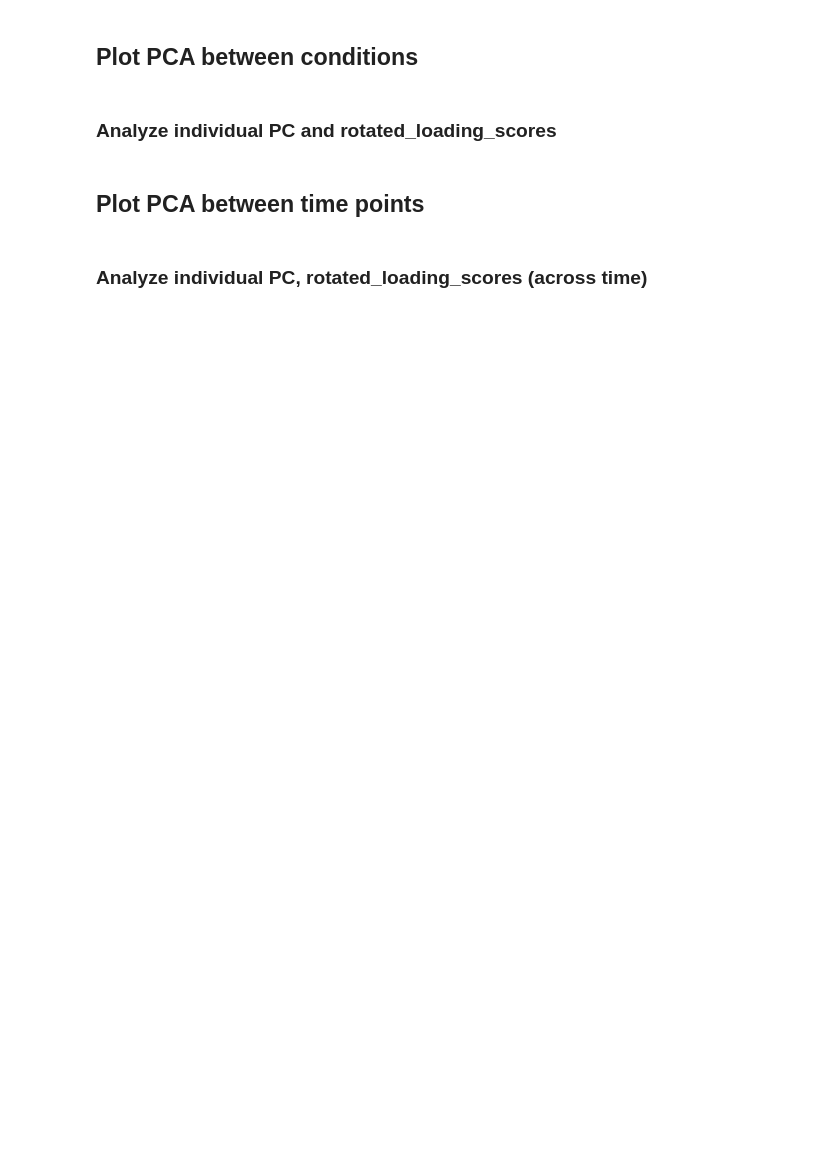
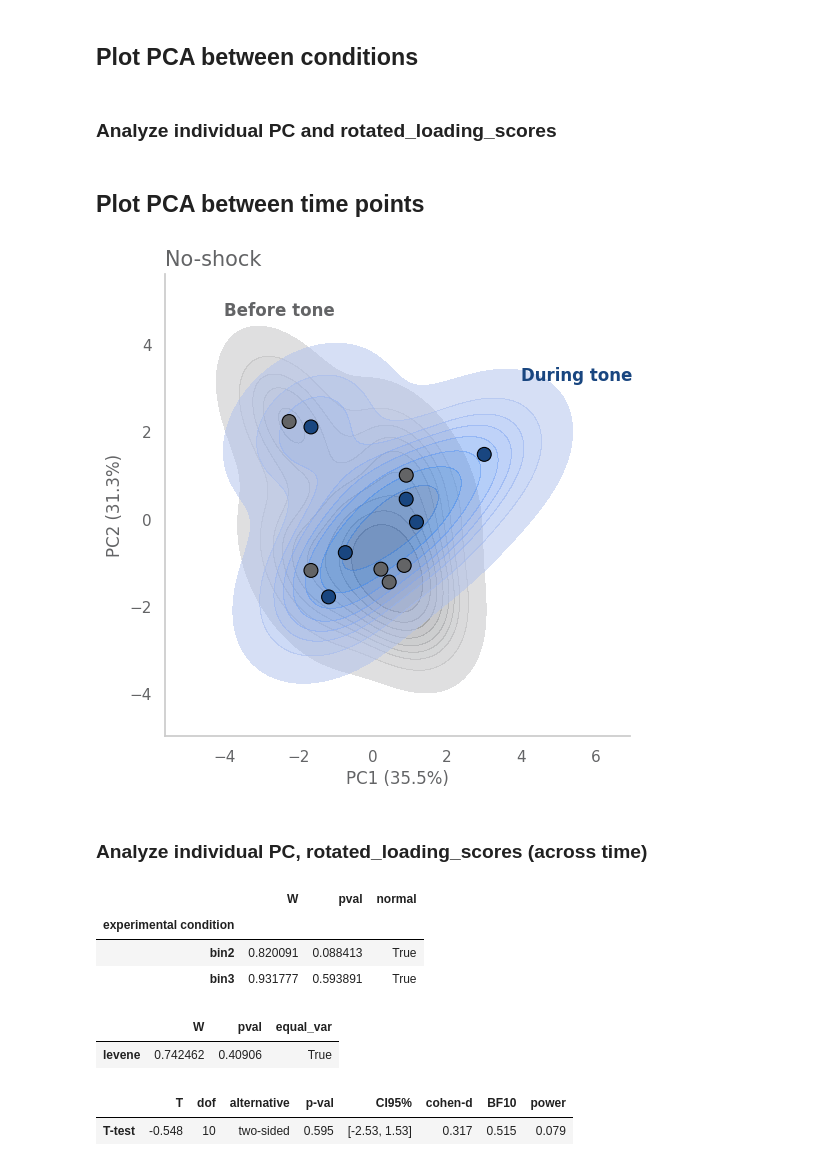
Before and after one commit to marccanela/deepof_abg, a Jupyter notebook: supervised_pipeline.ipynb, the cells around one changed output. Cells and saved outputs as stored; diff of their text form; code cells hidden in the pictures; blank space fills up the shorter version.

```diff
--- a/supervised_pipeline.ipynb
+++ b/supervised_pipeline.ipynb
@@ -13,6 +20,6 @@ import matplotlib.pyplot as plt
 # %%
 # Open an existing DeepOF project
-directory_output = '//folder/becell/Lab Collaborative Projects/Cancer+Mood - IGM/Behaviour/3rd round/SOC INT/'
+directory_output = '//home/sie/Desktop/marc/brain_01a02/'
 my_deepof_project = deepof.data.load_project(directory_output + "deepof_tutorial_project")
 # %%
 # Open an existing supervised analysis
@@ -82,29 +89,31 @@ visuals_customized.lollipop(dataframe_for_titles, rotated_loading_scores, 'PCA-1
 # %%
 # Define the coordinates for the labels of each condition
 coords_dict = {
-    'bin0': ['name1', [4,5]],
-    'bin1': ['name2', [4,5]],
-    'bin2': ['name3', [4,5]],
-    'bin3': ['name4', [4,5]],
+#    'bin0': ['name1', [4,5]],
+#    'bin1': ['name2', [4,5]],
+    'bin2': ['Before tone', [-4,5]],
+    'bin3': ['During tone', [4,3.5]],
     }
 # %%
 # Define the colors for each condition
 color_dict = {
-    'bin0': sns.color_palette("Set1")[0],
-    'bin1': sns.color_palette("Set1")[1],
-    'bin2': sns.color_palette("Set1")[2],
-    'bin3': sns.color_palette("Set1")[3]
+#    'bin0': sns.color_palette("Set1")[0],
+#    'bin1': sns.color_palette("Set1")[1],
+    'bin2': grey_stark,
+    'bin3': blue
     }
 # %%
 ax, embedding_dataset, rotated_loading_scores, dataframe_for_titles, concat_hue = visuals_customized.plot_embeddings_timelapse(
     my_deepof_project,
     supervised_annotations=supervised_annotation,
     bin_size=60,
-    bin_index_list=[0,1,2,3],
-    my_title = '',
+    bin_index_list=[2,3],
+    my_title = 'No-shock',
     my_color_dict = color_dict,
     my_coords_dict = coords_dict,
-    specific_condition = 'hc_ee',
+    specific_condition = 'noshock',
 )
+# %% [output]
+[figure, added]
 # %% [markdown]
 ### Analyze individual PC, rotated_loading_scores (across time)
@@ -122,0 +120,21 @@ pg.pairwise_tukey(embedding_dataset, 'PCA-1', 'experimental condition')
+# %%
+# Perform statistics
+import pingouin as pg
+pg.normality(embedding_dataset, 'PCA-1', 'experimental condition')
+# %% [output]
+|  | W | pval | normal |
+| experimental condition |  |  |  |
+| bin2 | 0.820091 | 0.088413 | True |
+| bin3 | 0.931777 | 0.593891 | True |
+# %%
+pg.homoscedasticity(embedding_dataset, 'PCA-1', 'experimental condition')
+# %% [output]
+|  | W | pval | equal_var |
+| levene | 0.742462 | 0.40906 | True |
+# %%
+x = embedding_dataset[embedding_dataset['experimental condition'] == 'bin2']['PCA-1']
+y = embedding_dataset[embedding_dataset['experimental condition'] == 'bin3']['PCA-1']
+pg.ttest(x, y).round(3)
+# %% [output]
+|  | T | dof | alternative | p-val | CI95% | cohen-d | BF10 | power |
+| T-test | -0.548 | 10 | two-sided | 0.595 | [-2.53, 1.53] | 0.317 | 0.515 | 0.079 |
```
Also changed, not shown: parts of 8 cells of this notebook.
